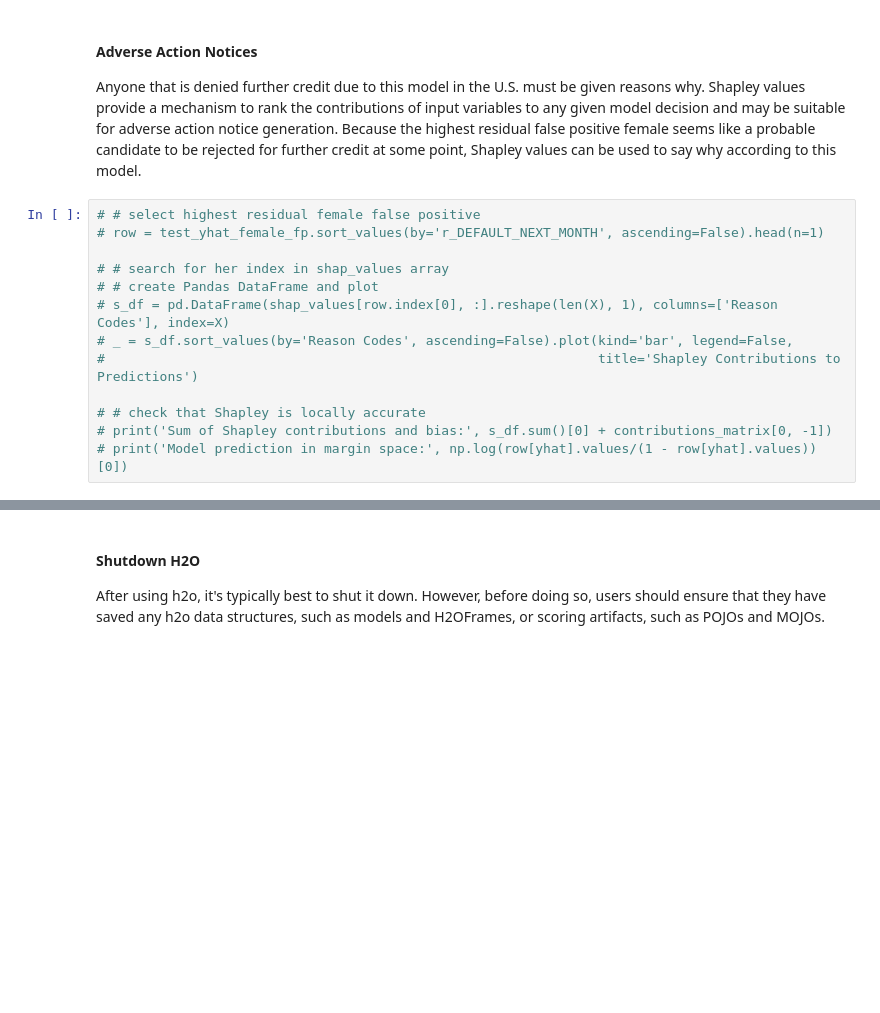
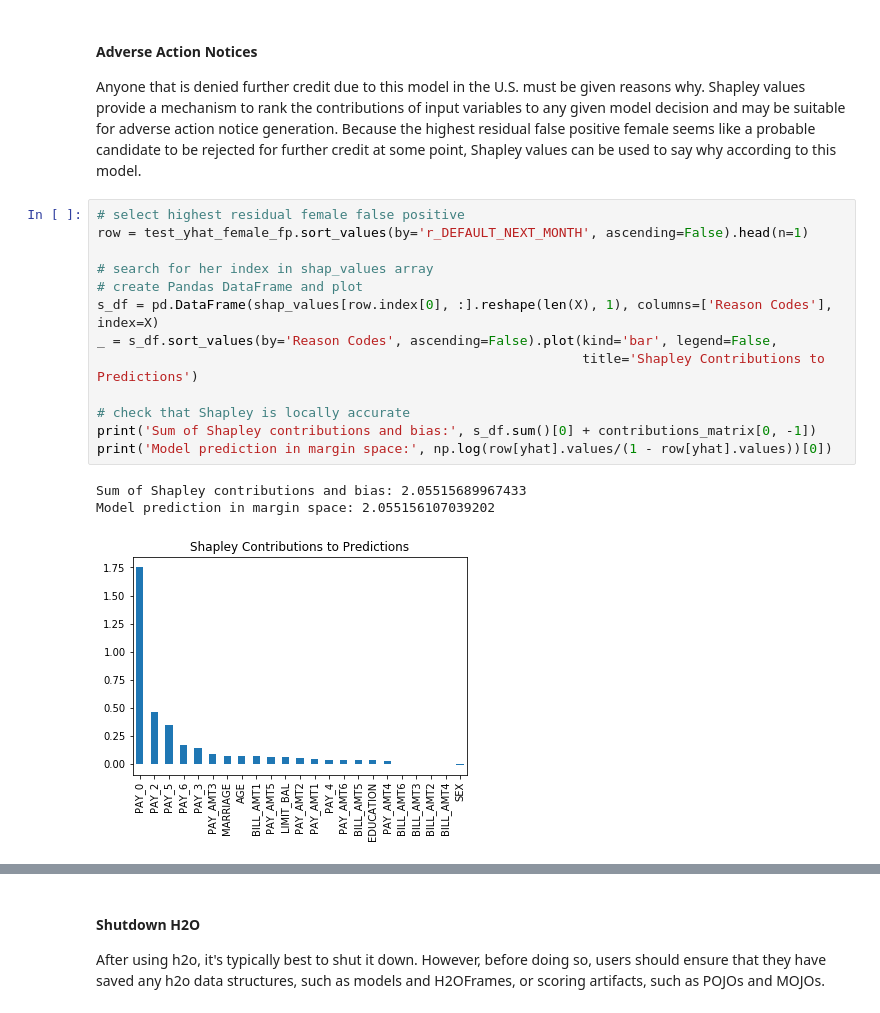
Before and after one commit to navdeep-G/interpretable-ml, a Jupyter notebook: python/jupyter-notebooks/credit/binomial/dia.ipynb, the cells around one changed output, grey strips where cells are left out. Drawn from its saved outputs; the diff is of its cells as text; blank space fills up the shorter version.

Commit message:
Add Shapley to DIA notebook

```diff
--- a/python/jupyter-notebooks/credit/binomial/dia.ipynb
+++ b/python/jupyter-notebooks/credit/binomial/dia.ipynb
@@ -960,15 +962,19 @@ Looking at the top 3 highest residual predictions, it's clear these were custome
 #### Adverse Action Notices
 Anyone that is denied further credit due to this model in the U.S. must be given reasons why. Shapley values provide a mechanism to rank the contributions of input variables to any given model decision and may be suitable for adverse action notice generation. Because the highest residual false positive female seems like a probable candidate to be rejected for further credit at some point, Shapley values can be used to say why according to this model.
 # %%
-# # select highest residual female false positive
-# row = test_yhat_female_fp.sort_values(by='r_DEFAULT_NEXT_MONTH', ascending=False).head(n=1)
+# select highest residual female false positive
+row = test_yhat_female_fp.sort_values(by='r_DEFAULT_NEXT_MONTH', ascending=False).head(n=1)
 
-# # search for her index in shap_values array
-# # create Pandas DataFrame and plot
-# s_df = pd.DataFrame(shap_values[row.index[0], :].reshape(len(X), 1), columns=['Reason Codes'], index=X)
-# _ = s_df.sort_values(by='Reason Codes', ascending=False).plot(kind='bar', legend=False,
-#                                                               title='Shapley Contributions to Predictions')
+# search for her index in shap_values array
+# create Pandas DataFrame and plot
+s_df = pd.DataFrame(shap_values[row.index[0], :].reshape(len(X), 1), columns=['Reason Codes'], index=X)
+_ = s_df.sort_values(by='Reason Codes', ascending=False).plot(kind='bar', legend=False,
+                                                              title='Shapley Contributions to Predictions')
 
-# # check that Shapley is locally accurate
-# print('Sum of Shapley contributions and bias:', s_df.sum()[0] + contributions_matrix[0, -1])
-# print('Model prediction in margin space:', np.log(row[yhat].values/(1 - row[yhat].values))[0])
+# check that Shapley is locally accurate
+print('Sum of Shapley contributions and bias:', s_df.sum()[0] + contributions_matrix[0, -1])
+print('Model prediction in margin space:', np.log(row[yhat].values/(1 - row[yhat].values))[0])
+# %% [output]
+Sum of Shapley contributions and bias: 2.05515689967433
+Model prediction in margin space: 2.055156107039202
+[figure, added]
```
Also changed, not shown: parts of 9 cells of this notebook.
